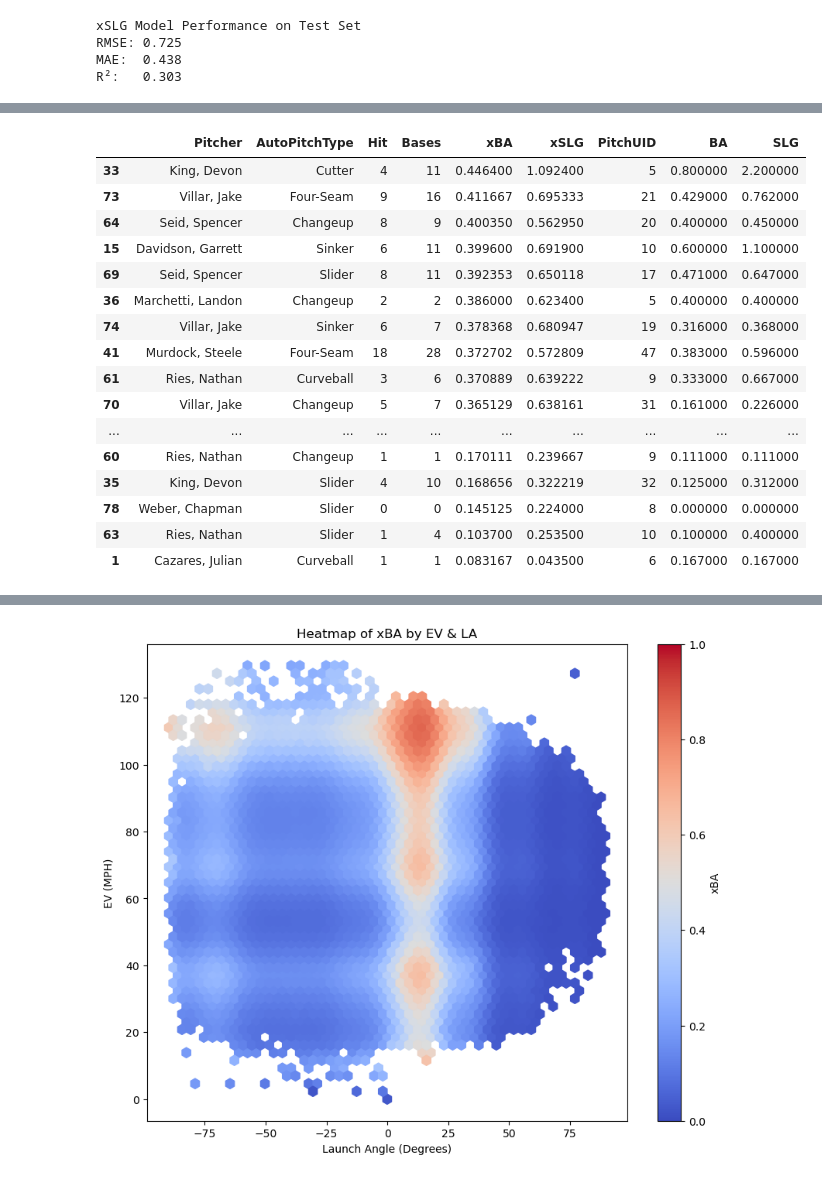
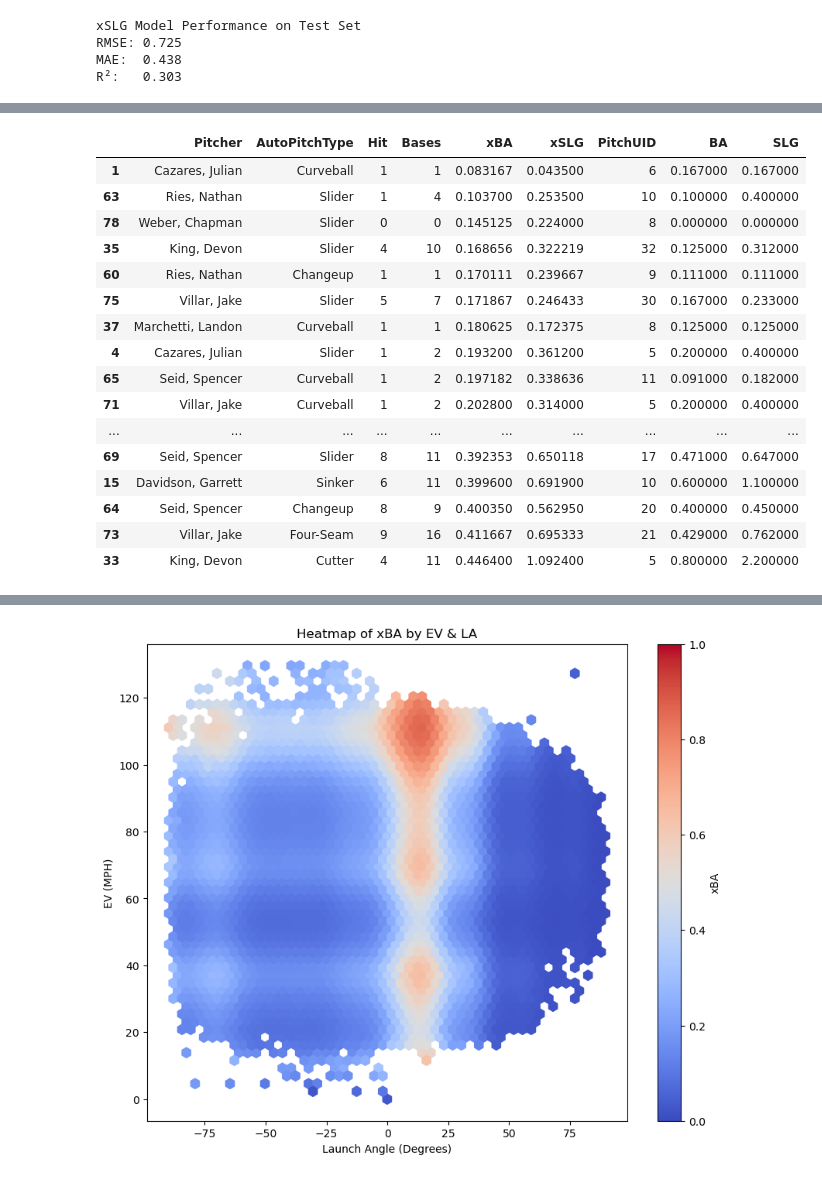
Before and after one commit to jackkalsched/UCSD_Baseball_25, a Jupyter notebook: Hitting/expected_metrics/expected_metrics.ipynb, the cells around one changed output, grey strips where cells are left out. Cells and saved outputs as stored; diff of their text form; code cells hidden in the pictures.

```diff
--- a/Hitting/expected_metrics/expected_metrics.ipynb
+++ b/Hitting/expected_metrics/expected_metrics.ipynb
@@ -237,26 +244,26 @@ necessary_data.sort_values(by = ['xSLG', 'xBA'], ascending = False).head()
 # %%
 xUCSD = necessary_data[necessary_data['PitcherTeam'] == 'CSD_TRI'].groupby(['Pitcher', 'AutoPitchType']).agg({'Hit': 'sum', 'Bases': 'sum', 'xBA': 'mean', 'xSLG': 'mean', 'PitchUID': 'count'}).reset_index()
 xUCSD['BA'] = round(xUCSD['Hit'] / xUCSD['PitchUID'], 3)
 xUCSD['SLG'] = round(xUCSD['Bases'] / xUCSD['PitchUID'], 3)
-xUCSD[xUCSD['PitchUID'] >= 5].sort_values(['xBA', 'xSLG'], ascending = False)
+xUCSD[xUCSD['PitchUID'] >= 5].sort_values(['xBA', 'xSLG'], ascending = True)
 # %% [output]
 |  | Pitcher | AutoPitchType | Hit | Bases | xBA | xSLG | PitchUID | BA | SLG |
+| 1 | Cazares, Julian | Curveball | 1 | 1 | 0.083167 | 0.043500 | 6 | 0.167000 | 0.167000 |
+| 63 | Ries, Nathan | Slider | 1 | 4 | 0.103700 | 0.253500 | 10 | 0.100000 | 0.400000 |
+| 78 | Weber, Chapman | Slider | 0 | 0 | 0.145125 | 0.224000 | 8 | 0.000000 | 0.000000 |
+| 35 | King, Devon | Slider | 4 | 10 | 0.168656 | 0.322219 | 32 | 0.125000 | 0.312000 |
+| 60 | Ries, Nathan | Changeup | 1 | 1 | 0.170111 | 0.239667 | 9 | 0.111000 | 0.111000 |
+| 75 | Villar, Jake | Slider | 5 | 7 | 0.171867 | 0.246433 | 30 | 0.167000 | 0.233000 |
+| 37 | Marchetti, Landon | Curveball | 1 | 1 | 0.180625 | 0.172375 | 8 | 0.125000 | 0.125000 |
+| 4 | Cazares, Julian | Slider | 1 | 2 | 0.193200 | 0.361200 | 5 | 0.200000 | 0.400000 |
+| 65 | Seid, Spencer | Curveball | 1 | 2 | 0.197182 | 0.338636 | 11 | 0.091000 | 0.182000 |
+| 71 | Villar, Jake | Curveball | 1 | 2 | 0.202800 | 0.314000 | 5 | 0.200000 | 0.400000 |
+| ... | ... | ... | ... | ... | ... | ... | ... | ... | ... |
+| 69 | Seid, Spencer | Slider | 8 | 11 | 0.392353 | 0.650118 | 17 | 0.471000 | 0.647000 |
+| 15 | Davidson, Garrett | Sinker | 6 | 11 | 0.399600 | 0.691900 | 10 | 0.600000 | 1.100000 |
+| 64 | Seid, Spencer | Changeup | 8 | 9 | 0.400350 | 0.562950 | 20 | 0.400000 | 0.450000 |
+| 73 | Villar, Jake | Four-Seam | 9 | 16 | 0.411667 | 0.695333 | 21 | 0.429000 | 0.762000 |
 | 33 | King, Devon | Cutter | 4 | 11 | 0.446400 | 1.092400 | 5 | 0.800000 | 2.200000 |
-| 73 | Villar, Jake | Four-Seam | 9 | 16 | 0.411667 | 0.695333 | 21 | 0.429000 | 0.762000 |
-| 64 | Seid, Spencer | Changeup | 8 | 9 | 0.400350 | 0.562950 | 20 | 0.400000 | 0.450000 |
-| 15 | Davidson, Garrett | Sinker | 6 | 11 | 0.399600 | 0.691900 | 10 | 0.600000 | 1.100000 |
-| 69 | Seid, Spencer | Slider | 8 | 11 | 0.392353 | 0.650118 | 17 | 0.471000 | 0.647000 |
-| 36 | Marchetti, Landon | Changeup | 2 | 2 | 0.386000 | 0.623400 | 5 | 0.400000 | 0.400000 |
-| 74 | Villar, Jake | Sinker | 6 | 7 | 0.378368 | 0.680947 | 19 | 0.316000 | 0.368000 |
-| 41 | Murdock, Steele | Four-Seam | 18 | 28 | 0.372702 | 0.572809 | 47 | 0.383000 | 0.596000 |
-| 61 | Ries, Nathan | Curveball | 3 | 6 | 0.370889 | 0.639222 | 9 | 0.333000 | 0.667000 |
-| 70 | Villar, Jake | Changeup | 5 | 7 | 0.365129 | 0.638161 | 31 | 0.161000 | 0.226000 |
-| ... | ... | ... | ... | ... | ... | ... | ... | ... | ... |
-| 60 | Ries, Nathan | Changeup | 1 | 1 | 0.170111 | 0.239667 | 9 | 0.111000 | 0.111000 |
-| 35 | King, Devon | Slider | 4 | 10 | 0.168656 | 0.322219 | 32 | 0.125000 | 0.312000 |
-| 78 | Weber, Chapman | Slider | 0 | 0 | 0.145125 | 0.224000 | 8 | 0.000000 | 0.000000 |
-| 63 | Ries, Nathan | Slider | 1 | 4 | 0.103700 | 0.253500 | 10 | 0.100000 | 0.400000 |
-| 1 | Cazares, Julian | Curveball | 1 | 1 | 0.083167 | 0.043500 | 6 | 0.167000 | 0.167000 |
 # %%
 hUCSD = necessary_data[necessary_data['BatterTeam'] == 'CSD_TRI'].groupby(['Batter', 'AutoPitchType']).agg({'Hit': 'sum', 'Bases': 'sum', 'xBA': 'mean', 'xSLG': 'mean', 'PitchUID': 'count'}).reset_index()
 hUCSD['BA'] = round(xUCSD['Hit'] / xUCSD['PitchUID'], 3)
```
Also changed, not shown: parts of 6 cells of this notebook.
